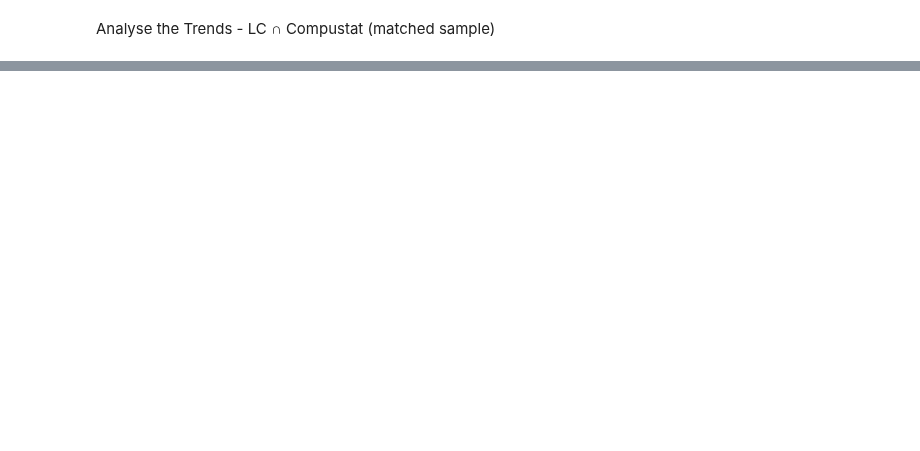
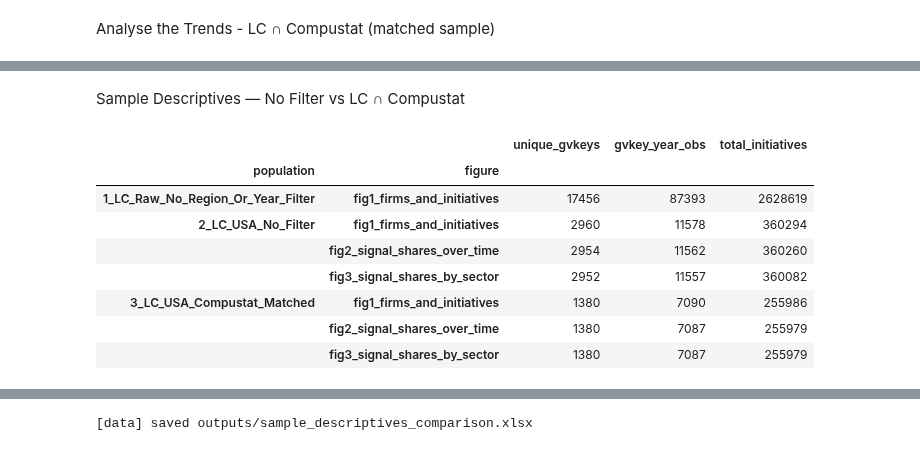
Before and after one commit to christy108/modular_fund_analysis, a Jupyter notebook: descriptive_stats/descriptive_statistics.ipynb, the cells around one changed output, grey strips where cells are left out. Drawn from its saved outputs; the diff is of its cells as text; code cells hidden in the pictures; blank space fills up the shorter version.

```diff
--- a/descriptive_stats/descriptive_statistics.ipynb
+++ b/descriptive_stats/descriptive_statistics.ipynb
@@ -331,0 +436,42 @@ display(shares_by_sector_matched.round(1))
+# %% [markdown]
+Sample Descriptives — No Filter vs LC ∩ Compustat
+# %%
+# --- All three populations side by side, per figure ---
+# unique_gvkeys / gvkey_year_obs / total_initiatives for the sample behind each figure.
+# Ordered broadest -> narrowest. The raw population has fig1 only (the share plots need
+# signal columns, which are built on the filtered sample).
+comparison = (
+    pd.concat(
+        [
+            descriptives_raw.assign(population="1_LC_Raw_No_Region_Or_Year_Filter"),
+            descriptives_no_filter.assign(population="2_LC_USA_No_Filter"),
+            descriptives_matched.assign(population="3_LC_USA_Compustat_Matched"),
+        ]
+    )
+    .reset_index(names="figure")
+    .set_index(["population", "figure"])
+)
+display(comparison)
+
+# What each successive narrowing costs, measured on fig1 (the only figure all three share).
+funnel = pd.concat(
+    [descriptives_raw, descriptives_no_filter.loc[["fig1_firms_and_initiatives"]],
+     descriptives_matched.loc[["fig1_firms_and_initiatives"]]],
+    keys=["1_raw", "2_usa_years", "3_compustat_matched"],
+).droplevel(1)
+funnel_pct = (funnel / funnel.iloc[0] * 100.0).round(1)
+funnel_pct.columns = [f"{c}_pct_of_raw" for c in funnel_pct.columns]
+display(funnel.join(funnel_pct))
+
+comparison.to_excel(Path("outputs") / "sample_descriptives_comparison.xlsx")
+print("[data] saved", Path("outputs") / "sample_descriptives_comparison.xlsx")
+# %% [output]
+|  |  | unique_gvkeys | gvkey_year_obs | total_initiatives |
+| population | figure |  |  |  |
+| 1_LC_Raw_No_Region_Or_Year_Filter | fig1_firms_and_initiatives | 17456 | 87393 | 2628619 |
+| 2_LC_USA_No_Filter | fig1_firms_and_initiatives | 2960 | 11578 | 360294 |
+|  | fig2_signal_shares_over_time | 2954 | 11562 | 360260 |
+|  | fig3_signal_shares_by_sector | 2952 | 11557 | 360082 |
+| 3_LC_USA_Compustat_Matched | fig1_firms_and_initiatives | 1380 | 7090 | 255986 |
+|  | fig2_signal_shares_over_time | 1380 | 7087 | 255979 |
+|  | fig3_signal_shares_by_sector | 1380 | 7087 | 255979 |
@@ -331,0 +482 @@ display(shares_by_sector_matched.round(1))
+[data] saved outputs/sample_descriptives_comparison.xlsx
```
Also changed, not shown: parts of 7 cells of this notebook, 18 other files.
